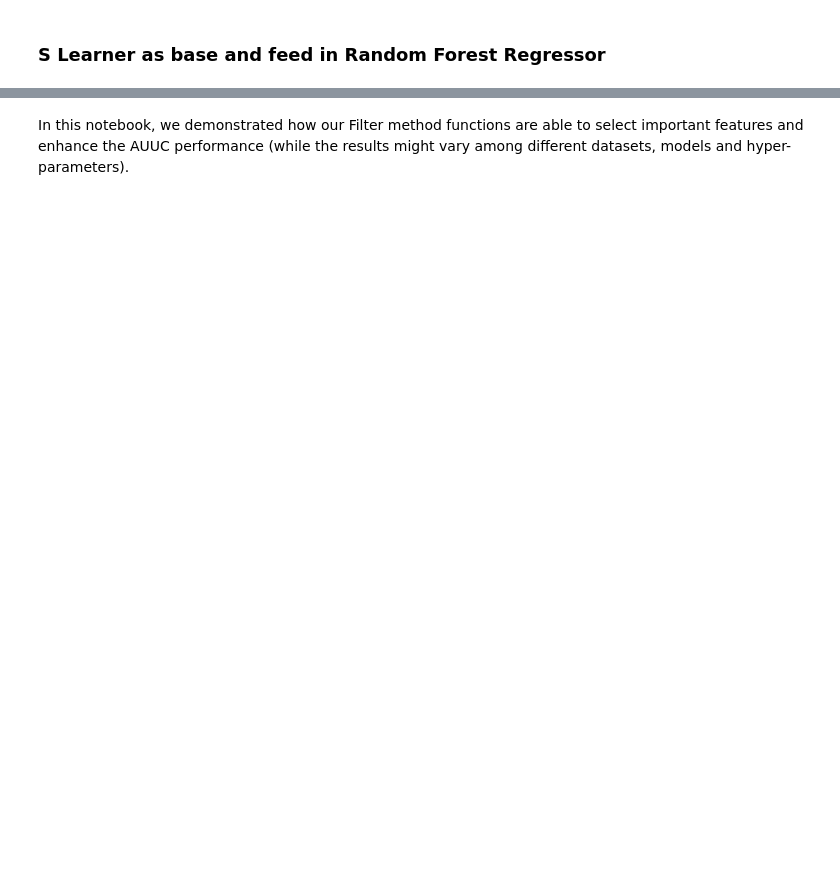
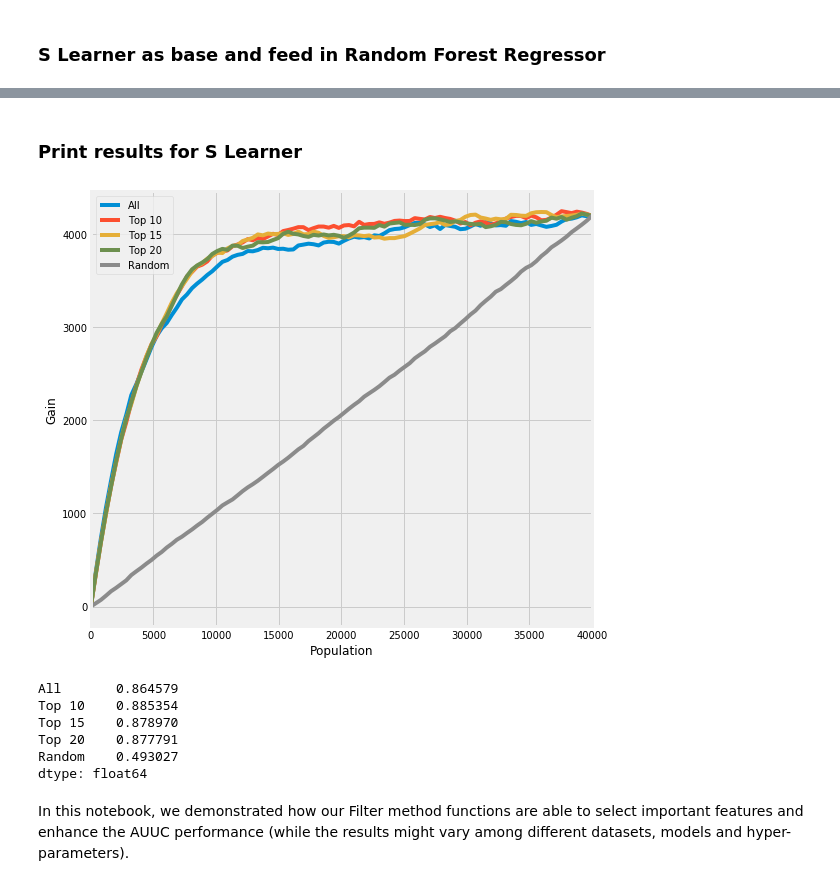
Before and after one commit to uber/causalml, a Jupyter notebook: examples/feature_selection.ipynb, the cells around one changed output, grey strips where cells are left out. Cells and saved outputs as stored; diff of their text form; code cells hidden in the pictures; blank space fills up the shorter version.

```diff
--- a/examples/feature_selection.ipynb
+++ b/examples/feature_selection.ipynb
@@ -474,2 +432,54 @@ dtype: float64
+# %%
+# using all features
+features = X_names
+slearner_rf.fit(X = df_train[features].values,
+                treatment = df_train['treatment_group_key'].values,
+                y = df_train[y_name].values)
+y_preds = slearner_rf.predict(df_test[features].values)
+# %%
+# using top 10 features
+features = top_10_features
+slearner_rf.fit(X = df_train[features].values,
+                treatment = df_train['treatment_group_key'].values,
+                y = df_train[y_name].values)
+y_preds_t10 = slearner_rf.predict(df_test[features].values)
+# %%
+# using top 15 features
+features = top_15_features
+slearner_rf.fit(X = df_train[features].values,
+                treatment = df_train['treatment_group_key'].values,
+                y = df_train[y_name].values)
+y_preds_t15 = slearner_rf.predict(df_test[features].values)
+# %%
+# using top 20 features
+features = top_20_features
+slearner_rf.fit(X = df_train[features].values,
+                treatment = df_train['treatment_group_key'].values,
+                y = df_train[y_name].values)
+y_preds_t20 = slearner_rf.predict(df_test[features].values)
+# %% [markdown]
+### Print results for S Learner
+# %%
+df_preds = pd.DataFrame([y_preds.ravel(),
+                         y_preds_t10.ravel(),
+                         y_preds_t15.ravel(),
+                         y_preds_t20.ravel(),
+                         treatments,
+                         df_test[y_name].ravel()],
+                        index=['All', 'Top 10', 'Top 15', 'Top 20', 'is_treated', y_name]).T
+
+plot_gain(df_preds, outcome_col=y_name, treatment_col='is_treated')
+# %% [output]
+[figure, added]
+# %%
+# print out AUUC score
+auuc_score(df_preds, outcome_col=y_name, treatment_col='is_treated')
+# %% [output]
+All       0.864579
+Top 10    0.885354
+Top 15    0.878970
+Top 20    0.877791
+Random    0.493027
+dtype: float64
 # %% [markdown]
 In this notebook, we demonstrated how our Filter method functions are able to select important features and enhance the AUUC performance (while the results might vary among different datasets, models and hyper-parameters).
```
Also changed, not shown: parts of 34 cells of this notebook.
